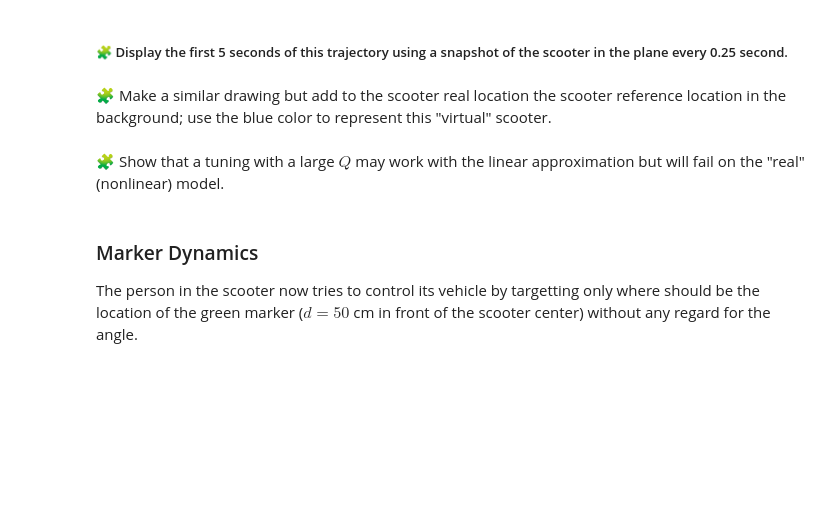
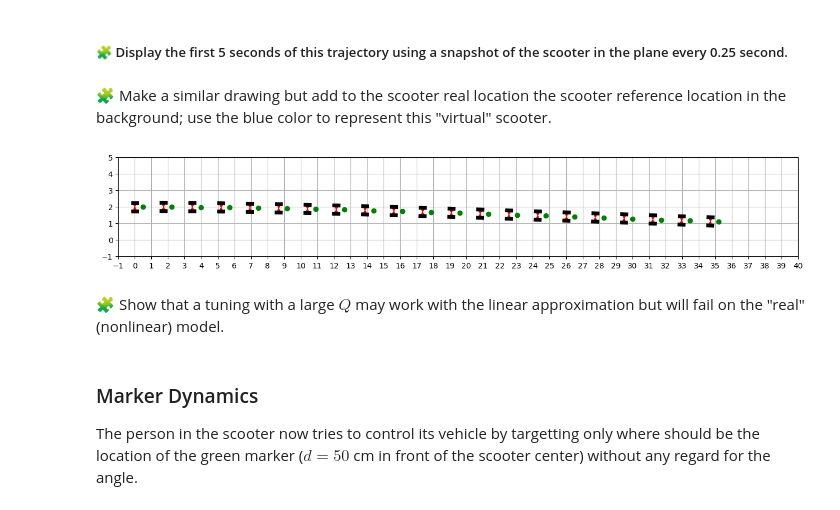
Before and after one commit to Youssef-ADOUIRI/control-engineering-with-python-project-2023-2024, a Jupyter notebook: Project-part-3.ipynb, the cells around one changed output. Cells and saved outputs as stored; diff of their text form; code cells hidden in the pictures; blank space fills up the shorter version.

```diff
--- a/Project-part-3.ipynb
+++ b/Project-part-3.ipynb
@@ -869,0 +966,14 @@ pass
+# %%
+def omega(t,xytheta):
+
+    X_r=array([v*t,0,0])
+    w_r=array([v/r,v/r])
+
+    delta_X=xytheta-X_r
+    delta_w= -K@delta_X
+
+    return w_r + delta_w
+
+#test
+print('w_l is',omega(0,[0,2,0])[0])
+print('w_r is',omega(0,[0,2,0])[1])
@@ -876,3 +987,31 @@ pass
+# %%
+tf=20
+v= 25/3.6
+r=0.125
+
+t = linspace(0.0,tf, 1000)
+
+
+def fun(t, xytheta):
+    x, y, theta = xytheta
+    omega_l, omega_r = omega(t, xytheta)
+    dx = r * 0.5 * (omega_l + omega_r) * cos(theta)
+    dy = r * 0.5 * (omega_l + omega_r) * sin(theta)
+    dtheta = r * (omega_r - omega_l) / l
+    return array([dx, dy, dtheta])
+
+results = solve_ivp(fun=fun,t_span=[0,tf] ,y0=[0,2,0], dense_output=True,max_step=1e-2, atol=1e-6)
+
+step = 0.25
+
+t = arange(0,5+step,step)
+y0=[0, 2, 0]
+sol_t = results["sol"](t)
+draw_arena(-1, 40, -1, 5)
+for x, y, theta in sol_t.T:
+  draw_scooter(x, y, theta)
+# %% [output]
+[figure, added]
 # %% [markdown]
 🧩 Show that a tuning with a large $Q$ may work with the linear approximation but will fail on the "real" (nonlinear) model.
 # %%
```
Also changed, not shown: parts of 13 cells of this notebook.
